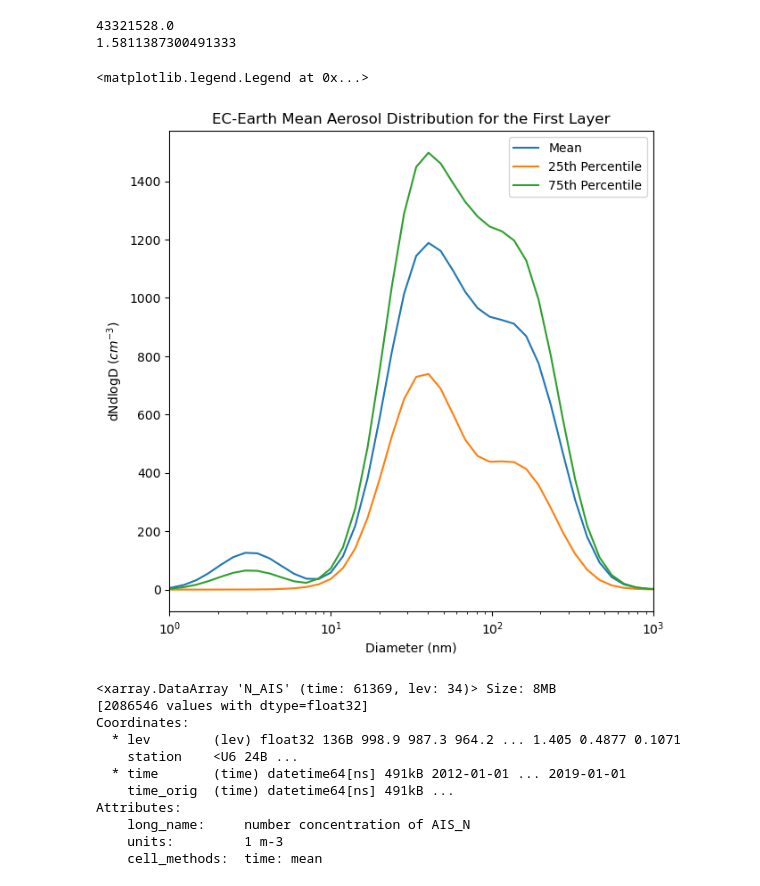
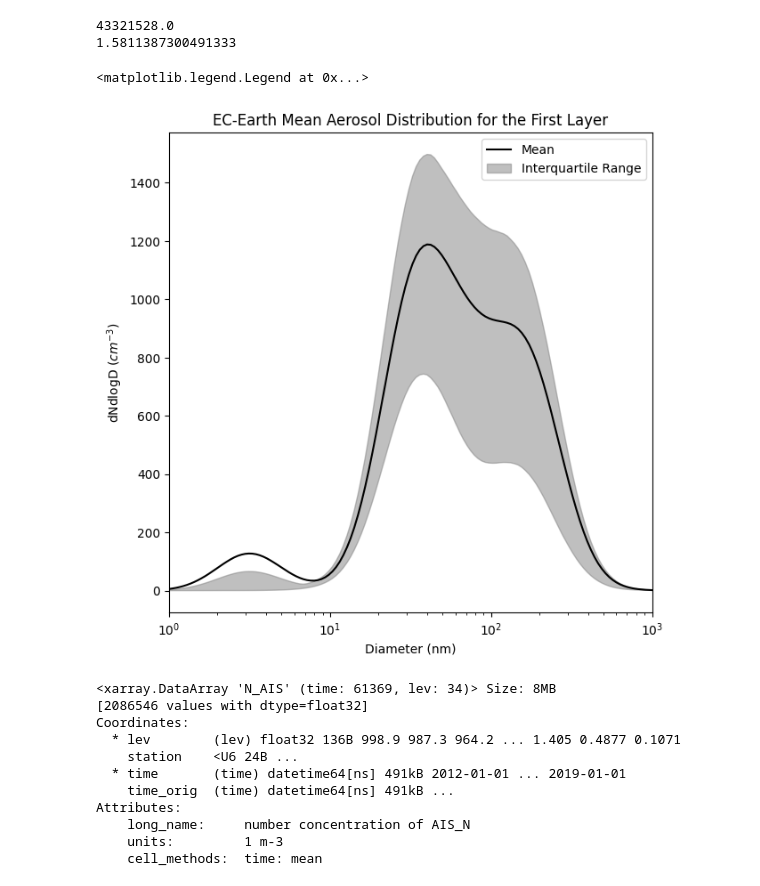
Before and after one commit to peter-churchill/masterThesis, a Jupyter notebook: ECEarth.ipynb, the cells around one changed output. Drawn from its saved outputs; the diff is of its cells as text; code cells hidden in the pictures.

```diff
--- a/ECEarth.ipynb
+++ b/ECEarth.ipynb
@@ -80,17 +123,17 @@ print(np.float64(Peter_ds['RDRY_NUS'].isel(time = 4000, lev = 0)))
 # %%
 plt.figure(figsize =(7,7))
 
-(Peter_ds['Tot_dis']*1E-6).isel(lev = 0).mean('time').plot(xscale = 'log', xlim = [1,1000], label = 'Mean')
+(Peter_ds['Tot_dis']*1E-6).isel(lev = 0).mean('time').plot(xscale = 'log', xlim = [1,1000], label = 'Mean', color = 'black')
 
-(Peter_ds['Tot_dis']*1E-6).isel(lev = 0).quantile(0.25, dim='time').plot(label = '25th Percentile')
-(Peter_ds['Tot_dis']*1E-6).isel(lev = 0).quantile(0.75, dim='time').plot(label = '75th Percentile')
+
+plt.fill_between(Peter_ds['D'],(Peter_ds['Tot_dis']*1E-6).isel(lev = 0).quantile(0.75, dim='time'),(Peter_ds['Tot_dis']*1E-6).isel(lev = 0).quantile(0.25, dim='time'),color='gray', alpha=0.5, label = 'Interquartile Range')
 plt.xlabel('Diameter (nm)')
 plt.ylabel('dNdlogD ($cm^{-3}$)')
 plt.title('EC-Earth Mean Aerosol Distribution for the First Layer')
 plt.legend()
 # %% [output]
 <matplotlib.legend.Legend at 0x...>
-[figure, old version]
+[figure, new version]
 # %%
 Peter_ds['N_AIS']
 # %% [output]
```
Also changed, not shown: parts of 47 cells of this notebook, 5 other files.
